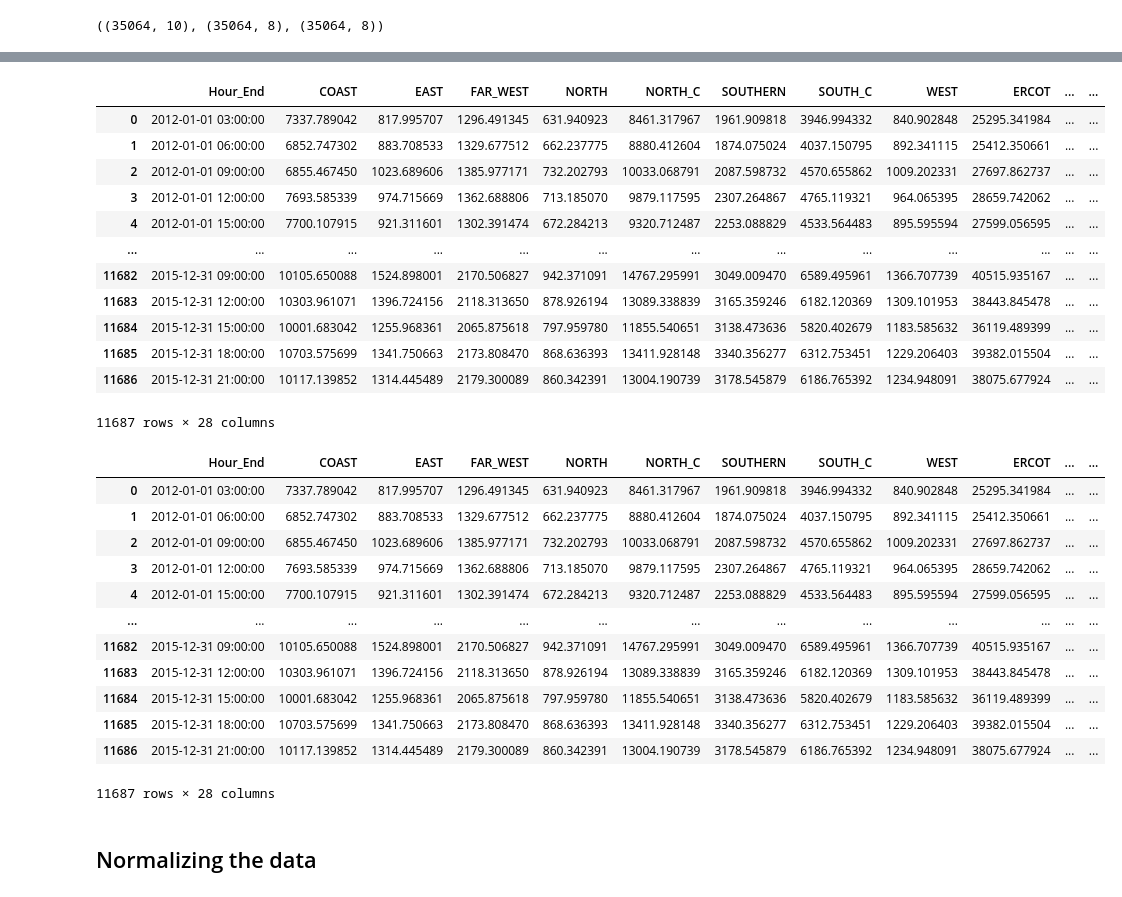
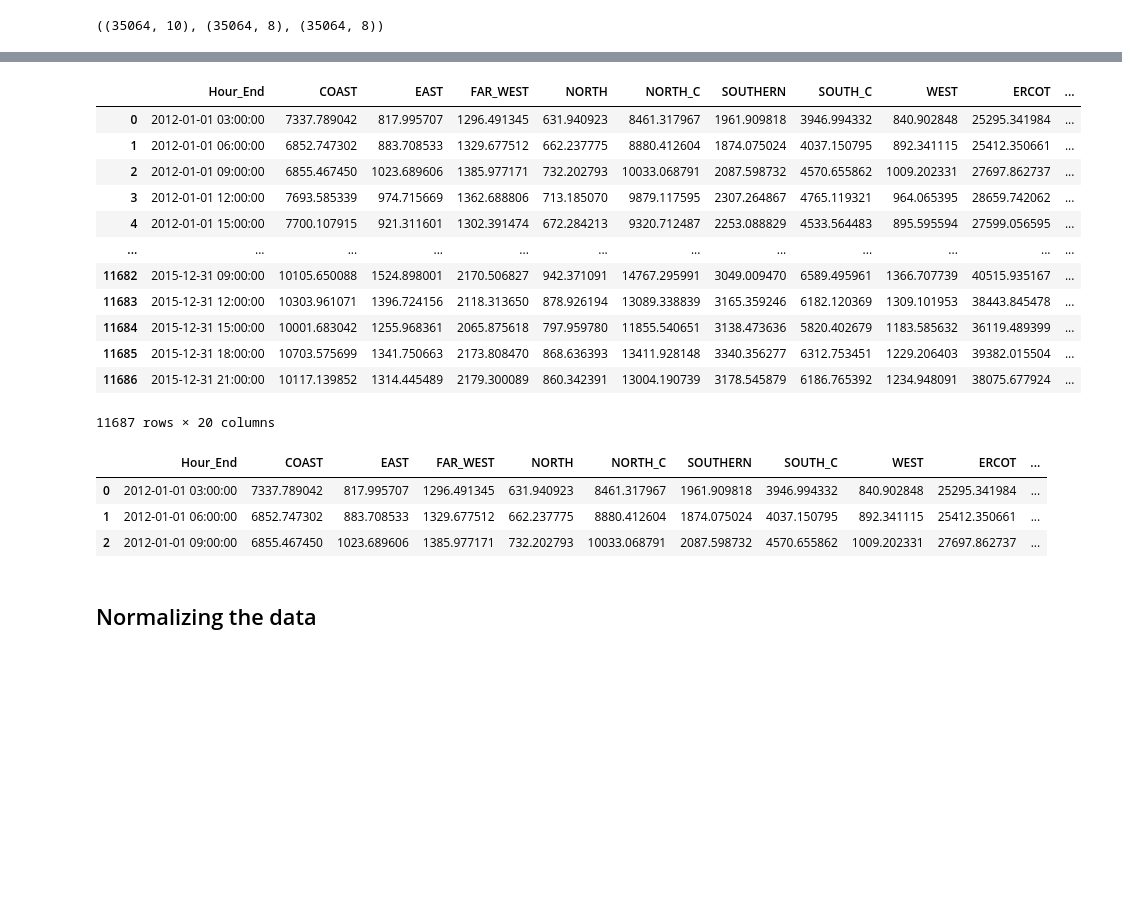
Before and after one commit to Dxuian/btech-proj, a Jupyter notebook: DATA SET USED IN THE CONFERENCE PAPER TITLED SHORT-TERM LOAD FORECASTING USING AN LSTM NEURAL NETWORK/DataSet/pv performance prediction using lstm.ipynb, the cells around one changed output, grey strips where cells are left out. Saved outputs shown, nothing was run; the diff lists cells and outputs as text; code cells hidden in the pictures; blank space fills up the shorter version.

```diff
--- a/DATA SET USED IN THE CONFERENCE PAPER TITLED SHORT-TERM LOAD FORECASTING USING AN LSTM NEURAL NETWORK/DataSet/pv performance prediction using lstm.ipynb
+++ b/DATA SET USED IN THE CONFERENCE PAPER TITLED SHORT-TERM LOAD FORECASTING USING AN LSTM NEURAL NETWORK/DataSet/pv performance prediction using lstm.ipynb
@@ -47,3 +58,5 @@ weather_station1.head()
 load_data['Hour_End'] = pd.to_datetime(load_data['Hour_End'])
 weather_station1['DateTime'] = pd.to_datetime(weather_station1[['Year', 'Month', 'Day', 'Hour']])
 weather_station3['DateTime'] = pd.to_datetime(weather_station3[['Year', 'Month', 'Day', 'Hour']])
+weather_station1.drop(['Year', 'Month', 'Day', 'Hour'], axis=1, inplace=True)
+weather_station3.drop(['Year', 'Month', 'Day', 'Hour'], axis=1, inplace=True)
@@ -53,37 +86,28 @@ merged_data = pd.merge(merged_data, weather_station3, left_on='Hour_End', right_
 # %%
 merged_data
 # %% [output]
-|  | Hour_End | COAST | EAST | FAR_WEST | NORTH | NORTH_C | SOUTHERN | SOUTH_C | WEST | ERCOT | ... | ... |
-| 0 | 2012-01-01 03:00:00 | 7337.789042 | 817.995707 | 1296.491345 | 631.940923 | 8461.317967 | 1961.909818 | 3946.994332 | 840.902848 | 25295.341984 | ... | ... |
-| 1 | 2012-01-01 06:00:00 | 6852.747302 | 883.708533 | 1329.677512 | 662.237775 | 8880.412604 | 1874.075024 | 4037.150795 | 892.341115 | 25412.350661 | ... | ... |
-| 2 | 2012-01-01 09:00:00 | 6855.467450 | 1023.689606 | 1385.977171 | 732.202793 | 10033.068791 | 2087.598732 | 4570.655862 | 1009.202331 | 27697.862737 | ... | ... |
-| 3 | 2012-01-01 12:00:00 | 7693.585339 | 974.715669 | 1362.688806 | 713.185070 | 9879.117595 | 2307.264867 | 4765.119321 | 964.065395 | 28659.742062 | ... | ... |
-| 4 | 2012-01-01 15:00:00 | 7700.107915 | 921.311601 | 1302.391474 | 672.284213 | 9320.712487 | 2253.088829 | 4533.564483 | 895.595594 | 27599.056595 | ... | ... |
-| ... | ... | ... | ... | ... | ... | ... | ... | ... | ... | ... | ... | ... |
-| 11682 | 2015-12-31 09:00:00 | 10105.650088 | 1524.898001 | 2170.506827 | 942.371091 | 14767.295991 | 3049.009470 | 6589.495961 | 1366.707739 | 40515.935167 | ... | ... |
-| 11683 | 2015-12-31 12:00:00 | 10303.961071 | 1396.724156 | 2118.313650 | 878.926194 | 13089.338839 | 3165.359246 | 6182.120369 | 1309.101953 | 38443.845478 | ... | ... |
-| 11684 | 2015-12-31 15:00:00 | 10001.683042 | 1255.968361 | 2065.875618 | 797.959780 | 11855.540651 | 3138.473636 | 5820.402679 | 1183.585632 | 36119.489399 | ... | ... |
-| 11685 | 2015-12-31 18:00:00 | 10703.575699 | 1341.750663 | 2173.808470 | 868.636393 | 13411.928148 | 3340.356277 | 6312.753451 | 1229.206403 | 39382.015504 | ... | ... |
-| 11686 | 2015-12-31 21:00:00 | 10117.139852 | 1314.445489 | 2179.300089 | 860.342391 | 13004.190739 | 3178.545879 | 6186.765392 | 1234.948091 | 38075.677924 | ... | ... |
+|  | Hour_End | COAST | EAST | FAR_WEST | NORTH | NORTH_C | SOUTHERN | SOUTH_C | WEST | ERCOT | ... |
+| 0 | 2012-01-01 03:00:00 | 7337.789042 | 817.995707 | 1296.491345 | 631.940923 | 8461.317967 | 1961.909818 | 3946.994332 | 840.902848 | 25295.341984 | ... |
+| 1 | 2012-01-01 06:00:00 | 6852.747302 | 883.708533 | 1329.677512 | 662.237775 | 8880.412604 | 1874.075024 | 4037.150795 | 892.341115 | 25412.350661 | ... |
+| 2 | 2012-01-01 09:00:00 | 6855.467450 | 1023.689606 | 1385.977171 | 732.202793 | 10033.068791 | 2087.598732 | 4570.655862 | 1009.202331 | 27697.862737 | ... |
+| 3 | 2012-01-01 12:00:00 | 7693.585339 | 974.715669 | 1362.688806 | 713.185070 | 9879.117595 | 2307.264867 | 4765.119321 | 964.065395 | 28659.742062 | ... |
+| 4 | 2012-01-01 15:00:00 | 7700.107915 | 921.311601 | 1302.391474 | 672.284213 | 9320.712487 | 2253.088829 | 4533.564483 | 895.595594 | 27599.056595 | ... |
+| ... | ... | ... | ... | ... | ... | ... | ... | ... | ... | ... | ... |
+| 11682 | 2015-12-31 09:00:00 | 10105.650088 | 1524.898001 | 2170.506827 | 942.371091 | 14767.295991 | 3049.009470 | 6589.495961 | 1366.707739 | 40515.935167 | ... |
+| 11683 | 2015-12-31 12:00:00 | 10303.961071 | 1396.724156 | 2118.313650 | 878.926194 | 13089.338839 | 3165.359246 | 6182.120369 | 1309.101953 | 38443.845478 | ... |
+| 11684 | 2015-12-31 15:00:00 | 10001.683042 | 1255.968361 | 2065.875618 | 797.959780 | 11855.540651 | 3138.473636 | 5820.402679 | 1183.585632 | 36119.489399 | ... |
+| 11685 | 2015-12-31 18:00:00 | 10703.575699 | 1341.750663 | 2173.808470 | 868.636393 | 13411.928148 | 3340.356277 | 6312.753451 | 1229.206403 | 39382.015504 | ... |
+| 11686 | 2015-12-31 21:00:00 | 10117.139852 | 1314.445489 | 2179.300089 | 860.342391 | 13004.190739 | 3178.545879 | 6186.765392 | 1234.948091 | 38075.677924 | ... |
-11687 rows × 28 columns
+11687 rows × 20 columns
 # %%
 merged_data.rename(columns={'Temperature_w3': 'Temperature'}, inplace=True)
 # %%
-merged_data
+merged_data.head(3)
 # %% [output]
-|  | Hour_End | COAST | EAST | FAR_WEST | NORTH | NORTH_C | SOUTHERN | SOUTH_C | WEST | ERCOT | ... | ... |
-| 0 | 2012-01-01 03:00:00 | 7337.789042 | 817.995707 | 1296.491345 | 631.940923 | 8461.317967 | 1961.909818 | 3946.994332 | 840.902848 | 25295.341984 | ... | ... |
-| 1 | 2012-01-01 06:00:00 | 6852.747302 | 883.708533 | 1329.677512 | 662.237775 | 8880.412604 | 1874.075024 | 4037.150795 | 892.341115 | 25412.350661 | ... | ... |
-| 2 | 2012-01-01 09:00:00 | 6855.467450 | 1023.689606 | 1385.977171 | 732.202793 | 10033.068791 | 2087.598732 | 4570.655862 | 1009.202331 | 27697.862737 | ... | ... |
-| 3 | 2012-01-01 12:00:00 | 7693.585339 | 974.715669 | 1362.688806 | 713.185070 | 9879.117595 | 2307.264867 | 4765.119321 | 964.065395 | 28659.742062 | ... | ... |
-| 4 | 2012-01-01 15:00:00 | 7700.107915 | 921.311601 | 1302.391474 | 672.284213 | 9320.712487 | 2253.088829 | 4533.564483 | 895.595594 | 27599.056595 | ... | ... |
-| ... | ... | ... | ... | ... | ... | ... | ... | ... | ... | ... | ... | ... |
-| 11682 | 2015-12-31 09:00:00 | 10105.650088 | 1524.898001 | 2170.506827 | 942.371091 | 14767.295991 | 3049.009470 | 6589.495961 | 1366.707739 | 40515.935167 | ... | ... |
-| 11683 | 2015-12-31 12:00:00 | 10303.961071 | 1396.724156 | 2118.313650 | 878.926194 | 13089.338839 | 3165.359246 | 6182.120369 | 1309.101953 | 38443.845478 | ... | ... |
-| 11684 | 2015-12-31 15:00:00 | 10001.683042 | 1255.968361 | 2065.875618 | 797.959780 | 11855.540651 | 3138.473636 | 5820.402679 | 1183.585632 | 36119.489399 | ... | ... |
-| 11685 | 2015-12-31 18:00:00 | 10703.575699 | 1341.750663 | 2173.808470 | 868.636393 | 13411.928148 | 3340.356277 | 6312.753451 | 1229.206403 | 39382.015504 | ... | ... |
-| 11686 | 2015-12-31 21:00:00 | 10117.139852 | 1314.445489 | 2179.300089 | 860.342391 | 13004.190739 | 3178.545879 | 6186.765392 | 1234.948091 | 38075.677924 | ... | ... |
+|  | Hour_End | COAST | EAST | FAR_WEST | NORTH | NORTH_C | SOUTHERN | SOUTH_C | WEST | ERCOT | ... |
+| 0 | 2012-01-01 03:00:00 | 7337.789042 | 817.995707 | 1296.491345 | 631.940923 | 8461.317967 | 1961.909818 | 3946.994332 | 840.902848 | 25295.341984 | ... |
+| 1 | 2012-01-01 06:00:00 | 6852.747302 | 883.708533 | 1329.677512 | 662.237775 | 8880.412604 | 1874.075024 | 4037.150795 | 892.341115 | 25412.350661 | ... |
+| 2 | 2012-01-01 09:00:00 | 6855.467450 | 1023.689606 | 1385.977171 | 732.202793 | 10033.068791 | 2087.598732 | 4570.655862 | 1009.202331 | 27697.862737 | ... |
-11687 rows × 28 columns
 # %% [markdown]
 ## Normalizing the data
 # %%
```
Also changed, not shown: parts of 10 cells of this notebook, 3 other files.
